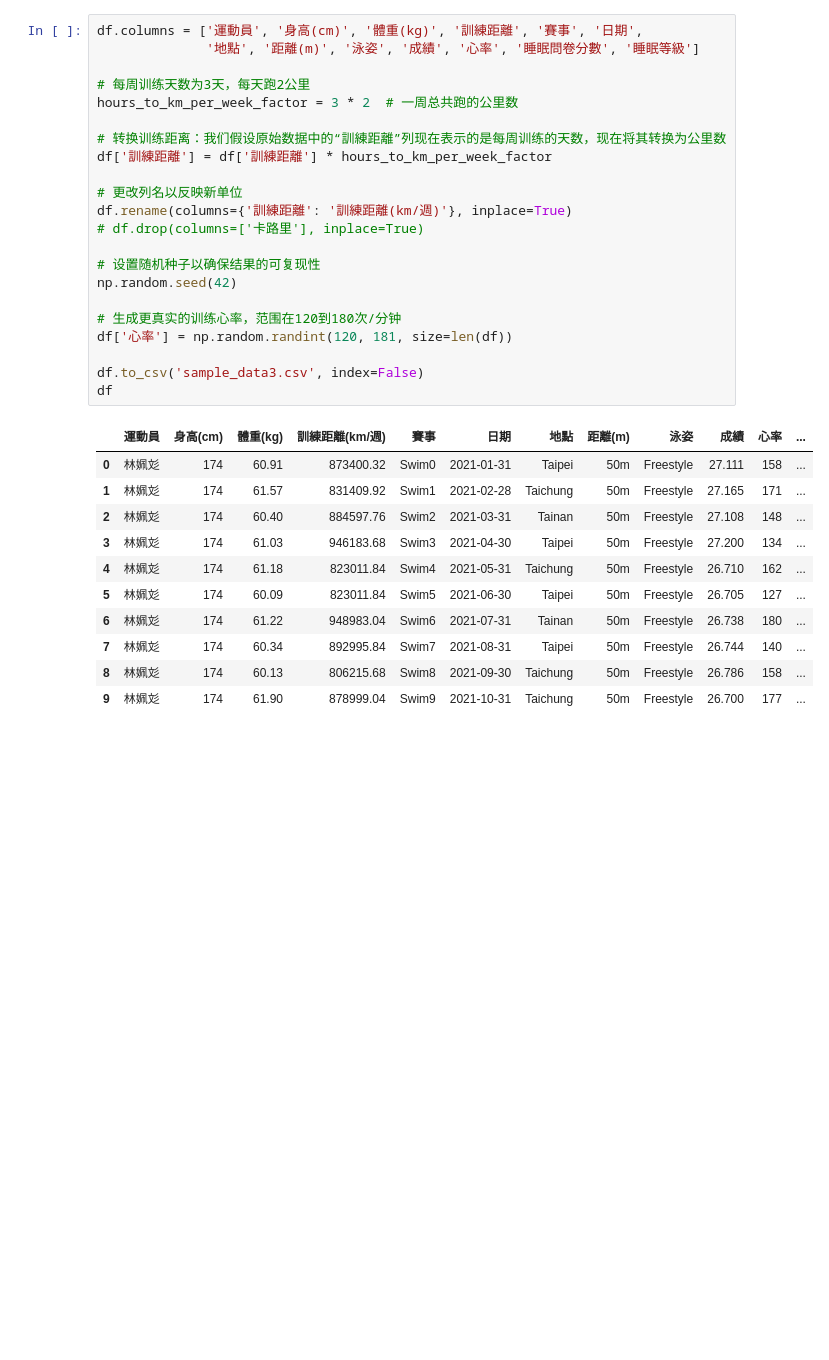
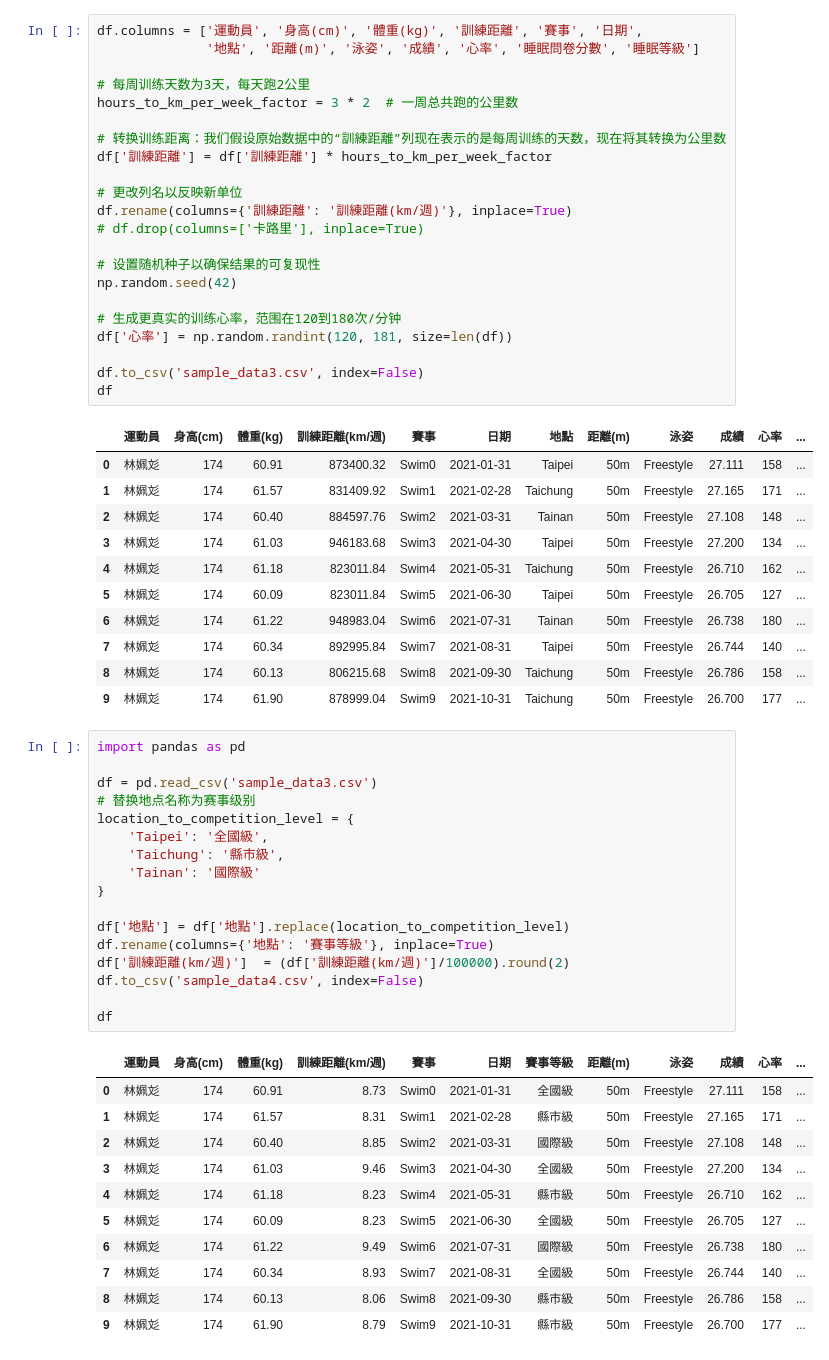
Before and after one commit to momonong/swim-apps-reviews-analysis, a Jupyter notebook: mock_data/mock_data.ipynb, the cells around one changed output. Cells and saved outputs as stored; diff of their text form; blank space fills up the shorter version.

Commit message:
Add competition classes in mock data

```diff
--- a/mock_data/mock_data.ipynb
+++ b/mock_data/mock_data.ipynb
@@ -179,3 +179,32 @@ df
 | 7 | 林姵彣 | 174 | 60.34 | 892995.84 | Swim7 | 2021-08-31 | Taipei | 50m | Freestyle | 26.744 | 140 | ... |
 | 8 | 林姵彣 | 174 | 60.13 | 806215.68 | Swim8 | 2021-09-30 | Taichung | 50m | Freestyle | 26.786 | 158 | ... |
 | 9 | 林姵彣 | 174 | 61.90 | 878999.04 | Swim9 | 2021-10-31 | Taichung | 50m | Freestyle | 26.700 | 177 | ... |
+# %%
+import pandas as pd
+
+df = pd.read_csv('sample_data3.csv')
+# 替换地点名称为赛事级别
+location_to_competition_level = {
+    'Taipei': '全國級',
+    'Taichung': '縣市級',
+    'Tainan': '國際級'
+}
+
+df['地點'] = df['地點'].replace(location_to_competition_level)
+df.rename(columns={'地點': '賽事等級'}, inplace=True)
+df['訓練距離(km/週)']  = (df['訓練距離(km/週)']/100000).round(2)
+df.to_csv('sample_data4.csv', index=False)
+
+df
+# %% [output]
+|  | 運動員 | 身高(cm) | 體重(kg) | 訓練距離(km/週) | 賽事 | 日期 | 賽事等級 | 距離(m) | 泳姿 | 成績 | 心率 | ... |
+| 0 | 林姵彣 | 174 | 60.91 | 8.73 | Swim0 | 2021-01-31 | 全國級 | 50m | Freestyle | 27.111 | 158 | ... |
+| 1 | 林姵彣 | 174 | 61.57 | 8.31 | Swim1 | 2021-02-28 | 縣市級 | 50m | Freestyle | 27.165 | 171 | ... |
+| 2 | 林姵彣 | 174 | 60.40 | 8.85 | Swim2 | 2021-03-31 | 國際級 | 50m | Freestyle | 27.108 | 148 | ... |
+| 3 | 林姵彣 | 174 | 61.03 | 9.46 | Swim3 | 2021-04-30 | 全國級 | 50m | Freestyle | 27.200 | 134 | ... |
+| 4 | 林姵彣 | 174 | 61.18 | 8.23 | Swim4 | 2021-05-31 | 縣市級 | 50m | Freestyle | 26.710 | 162 | ... |
+| 5 | 林姵彣 | 174 | 60.09 | 8.23 | Swim5 | 2021-06-30 | 全國級 | 50m | Freestyle | 26.705 | 127 | ... |
+| 6 | 林姵彣 | 174 | 61.22 | 9.49 | Swim6 | 2021-07-31 | 國際級 | 50m | Freestyle | 26.738 | 180 | ... |
+| 7 | 林姵彣 | 174 | 60.34 | 8.93 | Swim7 | 2021-08-31 | 全國級 | 50m | Freestyle | 26.744 | 140 | ... |
+| 8 | 林姵彣 | 174 | 60.13 | 8.06 | Swim8 | 2021-09-30 | 縣市級 | 50m | Freestyle | 26.786 | 158 | ... |
+| 9 | 林姵彣 | 174 | 61.90 | 8.79 | Swim9 | 2021-10-31 | 縣市級 | 50m | Freestyle | 26.700 | 177 | ... |
```
Also changed, not shown: 1 other file.
